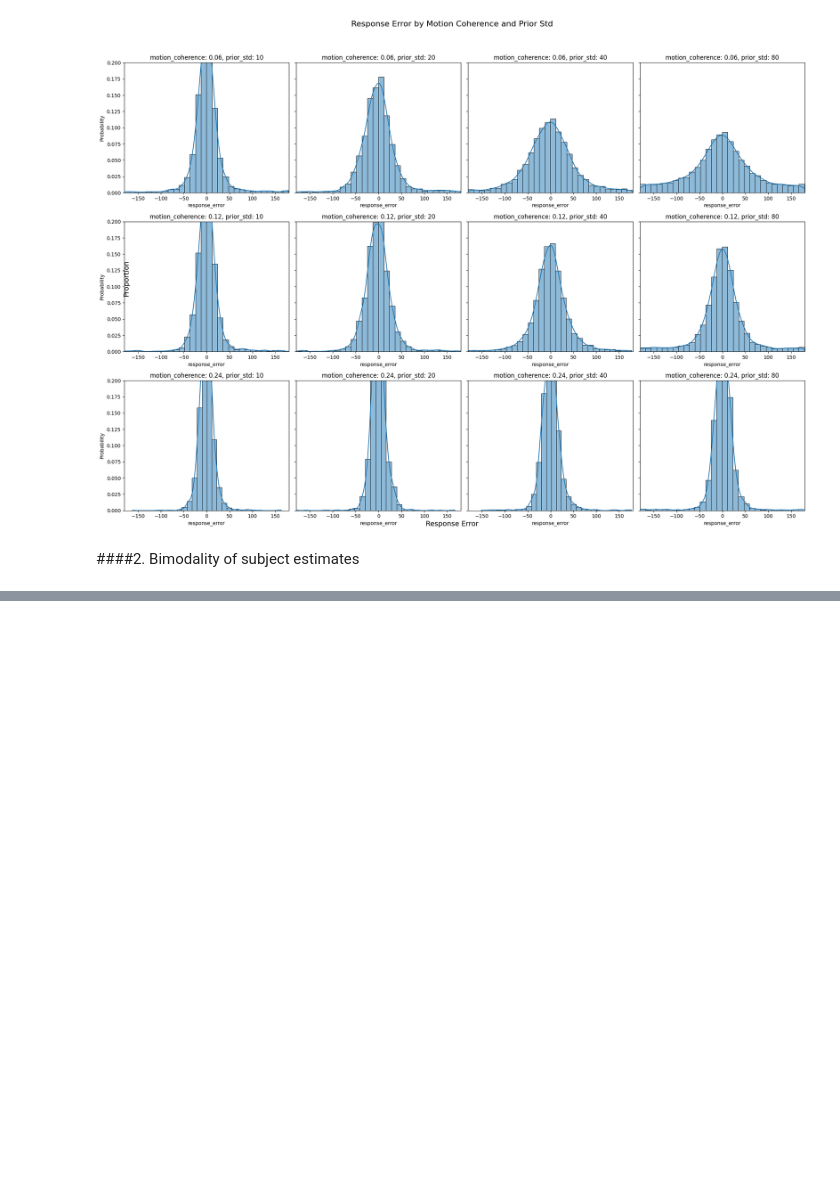
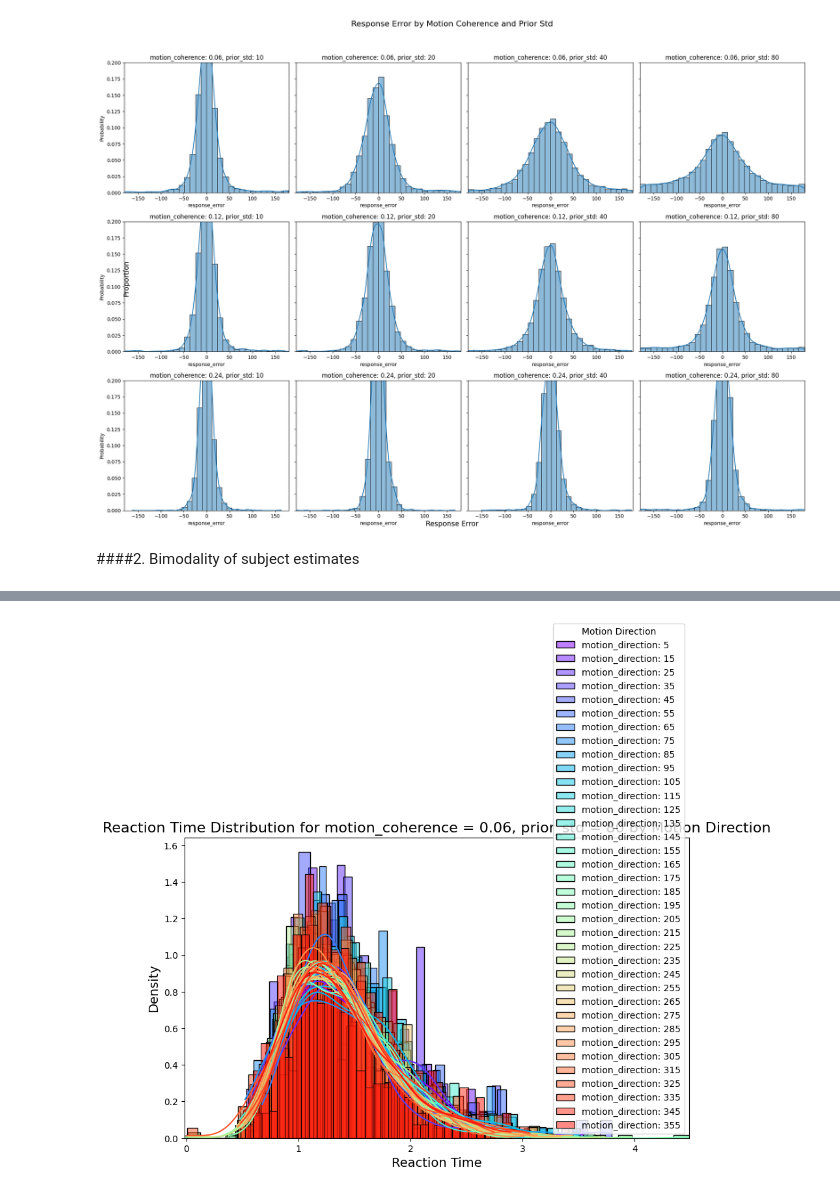
Before and after one commit to lucasbaldezzari/babesbayes-nma, a Jupyter notebook: coding/sepparateCodesForEachOfUs/Knowing_the_Data_Seohee.ipynb, the cells around one changed output, grey strips where cells are left out. Drawn from its saved outputs; the diff is of its cells as text; code cells hidden in the pictures; blank space fills up the shorter version.

```diff
--- a/coding/sepparateCodesForEachOfUs/Knowing_the_Data_Seohee.ipynb
+++ b/coding/sepparateCodesForEachOfUs/Knowing_the_Data_Seohee.ipynb
@@ -874,0 +950,34 @@ plt.show()
+# %%
+# @title reaction time for motion_coherence 0.06 and prior_std 80 by motion direction
+# Filter data for the specific conditions
+subset_data = data[(data['motion_coherence'] == 0.06) & (data['prior_std'] == 80) & ~data['reaction_time'].isnull()]
+
+# Get unique motion_direction values
+motion_directions = sorted(subset_data['motion_direction'].unique())
+
+# Create a colormap
+cmap = plt.get_cmap('rainbow')
+colors = [cmap(i / len(motion_directions)) for i in range(len(motion_directions))]
+
+# Plotting
+plt.figure(figsize=(10, 6))
+
+# Looping through each motion_direction and assigning a color from the colormap
+for i, motion_direction in enumerate(motion_directions):
+    subset = subset_data[subset_data['motion_direction'] == motion_direction]
+
+    # Calculate normalized histogram
+    sns.histplot(subset['reaction_time'], bins=30, kde=True,
+                 label=f'motion_direction: {motion_direction}', alpha=0.5, color=colors[i],
+                 stat='density')  # Use stat='density' to normalize line
+
+# Adding overall titles and labels
+plt.title('Reaction Time Distribution for motion_coherence = 0.06, prior_std = 80 by Motion Direction', fontsize=16)
+plt.xlabel('Reaction Time', fontsize=14)
+plt.ylabel('Density', fontsize=14)
+plt.legend(title='Motion Direction')
+plt.xlim(subset_data['reaction_time'].min(), subset_data['reaction_time'].max())
+
+plt.show()
+# %% [output]
+[figure, added]
```
Also changed, not shown: parts of 10 cells of this notebook, 1 other file.
